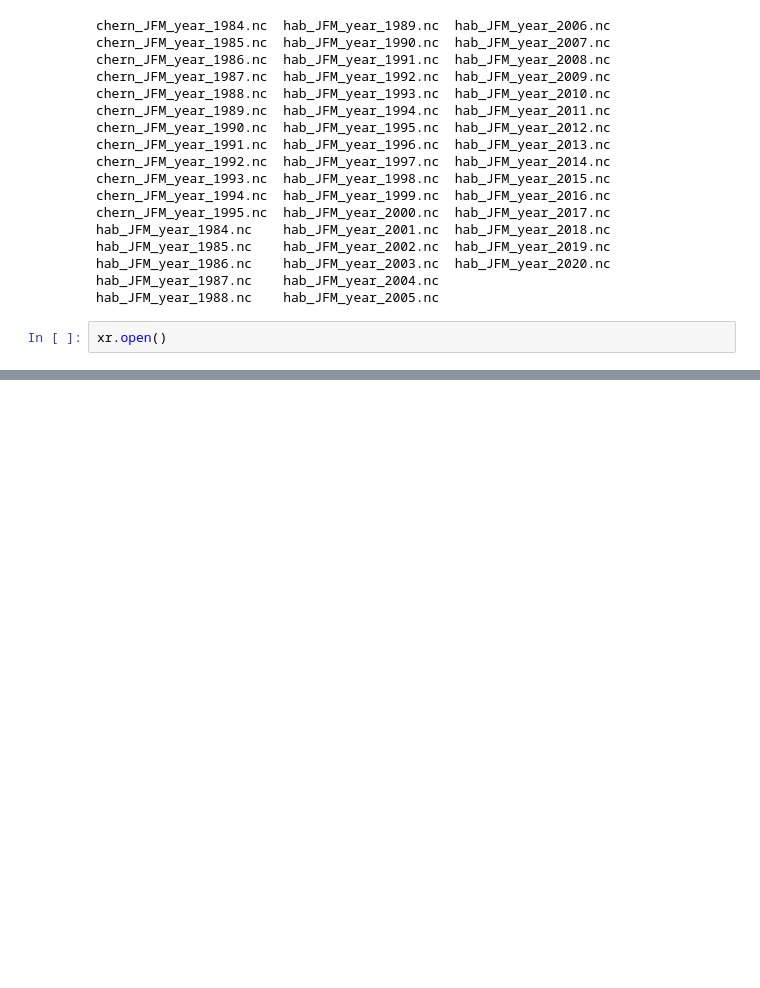
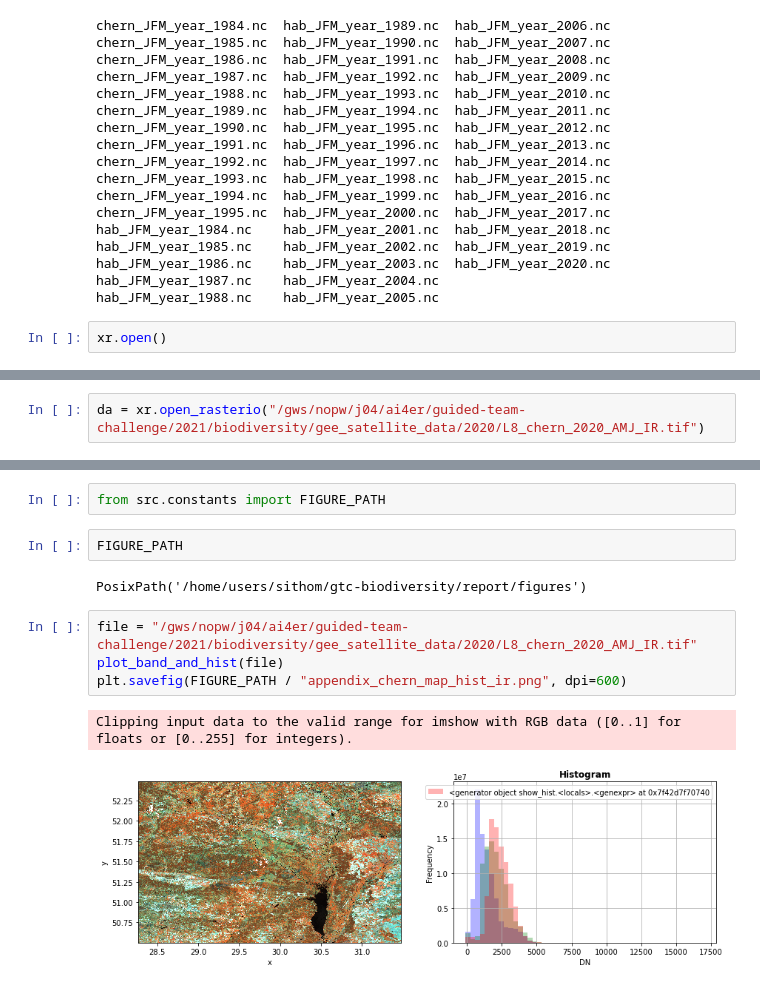
Before and after one commit to ai4er-cdt/geograph, a Jupyter notebook: notebooks/exploratory/sdat2-4-debug-np-load.ipynb, the cells around one changed output, grey strips where cells are left out. Cells and saved outputs as stored; diff of their text form; blank space fills up the shorter version.

```diff
--- a/notebooks/exploratory/sdat2-4-debug-np-load.ipynb
+++ b/notebooks/exploratory/sdat2-4-debug-np-load.ipynb
@@ -1006,0 +673,2 @@ plt.imshow(new_array)
+# %%
+da = xr.open_rasterio("/gws/nopw/j04/ai4er/guided-team-challenge/2021/biodiversity/gee_satellite_data/2020/L8_chern_2020_AMJ_IR.tif")
@@ -1006,0 +701,13 @@ plt.imshow(new_array)
+# %%
+from src.constants import FIGURE_PATH
+# %%
+FIGURE_PATH
+# %% [output]
+PosixPath('/home/users/sithom/gtc-biodiversity/report/figures')
+# %%
+file = "/gws/nopw/j04/ai4er/guided-team-challenge/2021/biodiversity/gee_satellite_data/2020/L8_chern_2020_AMJ_IR.tif"
+plot_band_and_hist(file)
+plt.savefig(FIGURE_PATH / "appendix_chern_map_hist_ir.png", dpi=600)
+# %% [output]
+Clipping input data to the valid range for imshow with RGB data ([0..1] for floats or [0..255] for integers).
+[figure, added]
```
Also changed, not shown: parts of 84 cells of this notebook, 3 other files.
